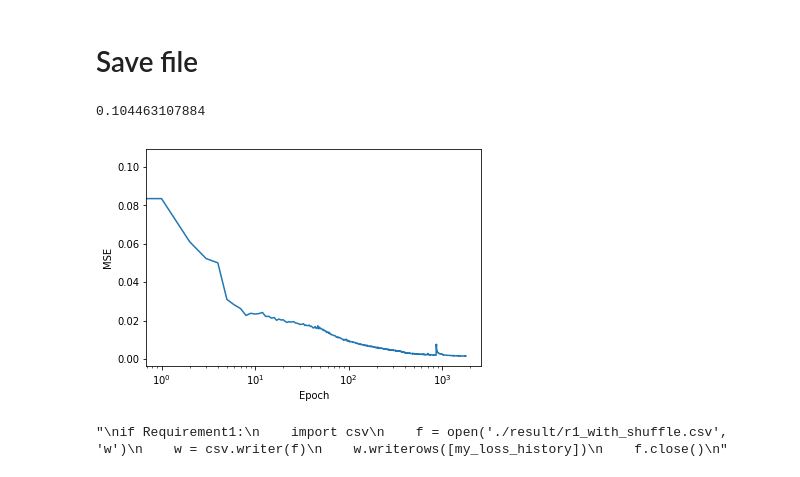
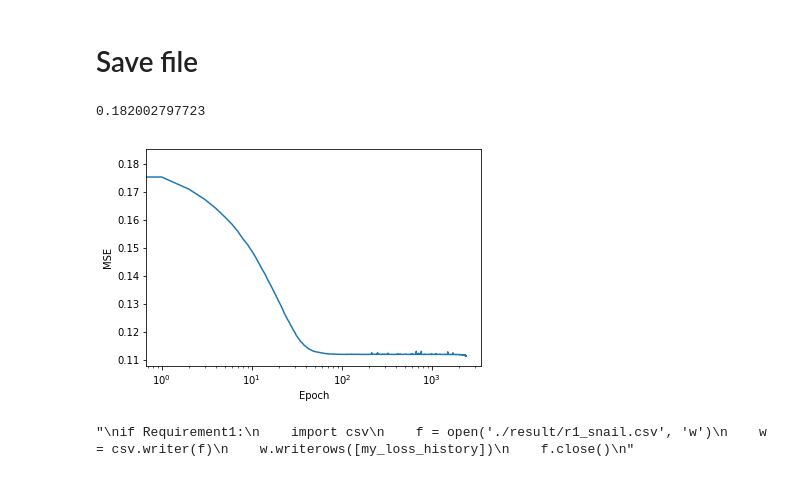
Before and after one commit to thumbe12856/deep-learning, a Jupyter notebook: Lab2/deep-image-prior/denoising.ipynb, the cells around one changed output. Saved outputs shown, nothing was run; the diff lists cells and outputs as text; code cells hidden in the pictures.

```diff
--- a/Lab2/deep-image-prior/denoising.ipynb
+++ b/Lab2/deep-image-prior/denoising.ipynb
@@ -30,7 +30,7 @@ torch.backends.cudnn.benchmark =True
 dtype = torch.cuda.FloatTensor
 
 PLOT = True
-Requirement1 = False
+Requirement1 = True
 HasGT = True
 imsize =-1
 sigma = 25
@@ -253,25 +260,27 @@ print(psnr)
 # %% [markdown]
 # Save file
 # %%
-epoch = [i for i in range(1800)]
+if(Requirement1):
+    epoch = [i for i in range(2400)]
+else:
+    epoch = [i for i in range(1800)]
 print(my_loss_history[0])
 plt.xlabel("Epoch")
 plt.ylabel("MSE")
 plt.xscale('log')
 plt.plot(epoch, my_loss_history, label="image")
 plt.show()
 # %% [output]
-0.104463107884
+0.182002797723
-[figure, old version]
+[figure, new version]
 # %%
-
 '''
 if Requirement1:
     import csv
-    f = open('./result/r1_with_shuffle.csv', 'w')
+    f = open('./result/r1_snail.csv', 'w')
     w = csv.writer(f)
     w.writerows([my_loss_history])
     f.close()
 '''
 # %% [output]
-"\nif Requirement1:\n    import csv\n    f = open('./result/r1_with_shuffle.csv', 'w')\n    w = csv.writer(f)\n    w.writerows([my_loss_history])\n    f.close()\n"
+"\nif Requirement1:\n    import csv\n    f = open('./result/r1_snail.csv', 'w')\n    w = csv.writer(f)\n    w.writerows([my_loss_history])\n    f.close()\n"
```
Also changed, not shown: parts of 5 cells of this notebook, 6 other files.
